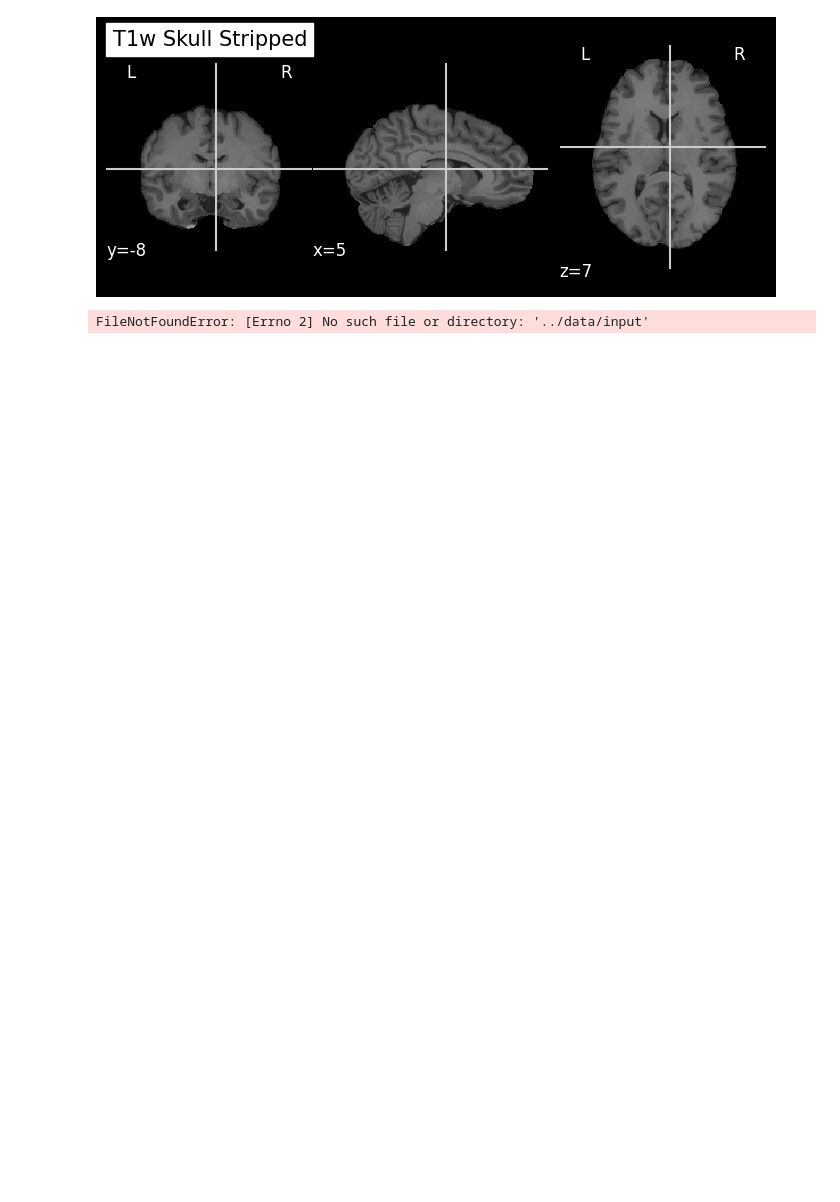
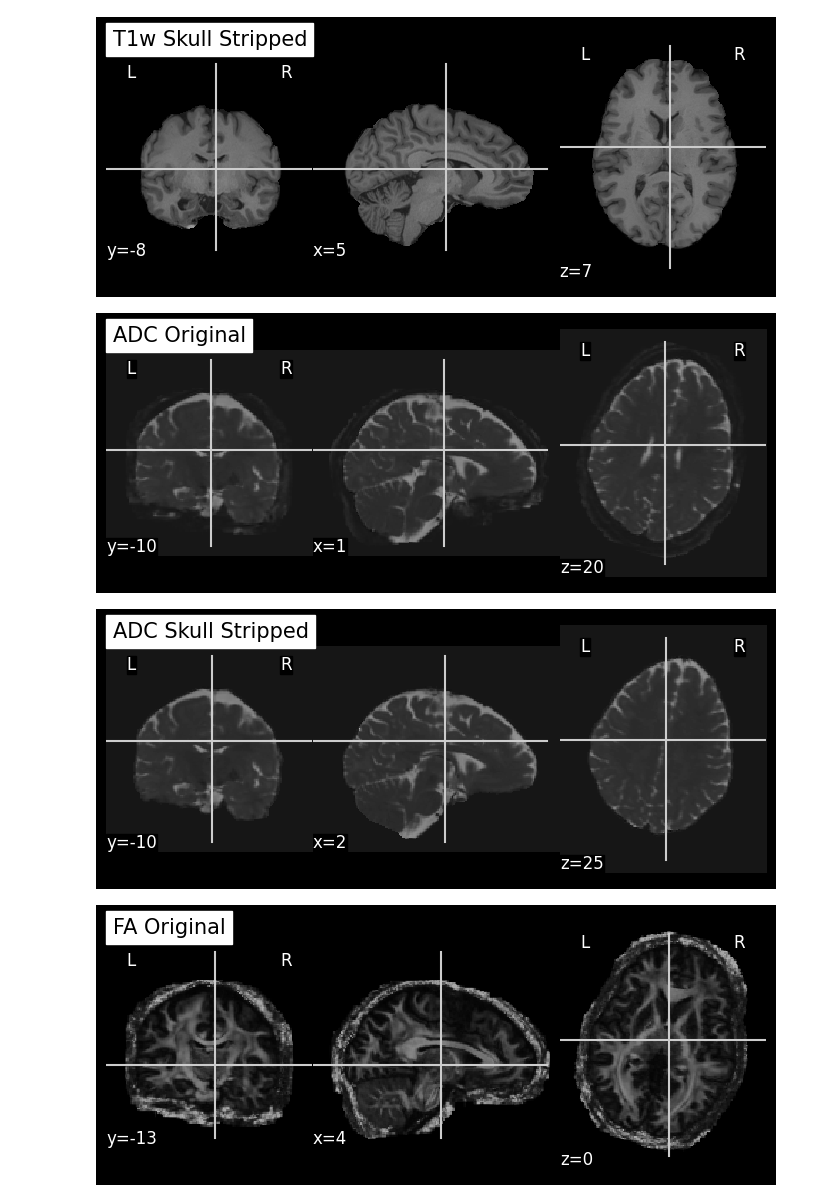
Before and after one commit to willblair0708/brain_imaging, a Jupyter notebook: code/skullstrip.ipynb, the cells around one changed output. Cells and saved outputs as stored; diff of their text form; code cells hidden in the pictures; blank space fills up the shorter version.

```diff
--- a/code/skullstrip.ipynb
+++ b/code/skullstrip.ipynb
@@ -1,75 +1,16 @@
 # %%
 import os
 import subprocess
-import os
-import shlex
-import subprocess
 import multiprocessing as mp
 from nilearn import plotting
-import matplotlib
-import matplotlib.pyplot as plt
 import nibabel as nib
 
 root_dir = os.path.abspath(os.path.join(os.getcwd(), os.pardir))
 
-def main():
-    # Change the working directory to the "data" folder
-    os.chdir('../data/input')
-
-    # Get the list of patient folders
-    patient_folders = [folder for folder in os.listdir() if os.path.isdir(folder) and folder.startswith('E')]
-
-    # Create the "output" subfolder in each patient folder if it doesn't exist
-    for patient_folder in patient_folders:
-        output_path = os.path.join(patient_folder, 'output')
-        if not os.path.exists(output_path):
-            os.makedirs(output_path)
-
-    # Define the input image filenames
-    input_image_filenames = [
-        'T2w_1mm_noalign.nii.gz',
-        'T1w_1mm.nii.gz'
-    ]
-
-    # Run BET on each patient folder for each input image and save the output with the same name
-    for patient_folder in patient_folders:
-        for input_image_filename in input_image_filenames:
-            input_image_path = os.path.join(patient_folder, input_image_filename)
-            output_image_path = os.path.join(patient_folder, 'output', input_image_filename)
-
-            command = f'bet "{input_image_path}" "{output_image_path}" -R -f 0.5 -g 0'
-            subprocess.run(command, shell=True)
-
-if __name__ == "__main__":
-    main()
-
-def display_image(image_file, title):
-    """
-    Display NIfTI image using nilearn.
-
-    Args:
-        image_file (str): Path to the NIfTI file.
-        title (str): Title of the plot.
-    """
-    plotting.plot_anat(image_file, title=title, display_mode='ortho')
-    plotting.show()
-
-display_image(os.path.join(root_dir, 'data','input','E03', "T2w_1mm_noalign.nii.gz"), "T2w Original")
-display_image(os.path.join(root_dir, 'data','input','E03', 'output', "T2w_1mm_noalign.nii.gz"), "T2w Skull Stripped")
-display_image(os.path.join(root_dir, 'data','input','E03', "T1w_1mm.nii.gz"), "T1w Original")
-display_image(os.path.join(root_dir, 'data','input','E03', 'output', "T1w_1mm.nii.gz"), "T1w Skull Stripped")
-import os
-import subprocess
-import os
-import shlex
-import subprocess
-import multiprocessing as mp
-from nilearn import plotting
-import matplotlib
-import matplotlib.pyplot as plt
-import nibabel as nib
-
-root_dir = os.path.abspath(os.path.join(os.getcwd(), os.pardir))
+def apply_bet(args):
+    input_image_path, output_image_path = args
+    command = f'bet "{input_image_path}" "{output_image_path}" -R -f 0.5 -g 0'
+    subprocess.run(command, shell=True)
 
 def main():
     # Change the working directory to the "data" folder
@@ -92,45 +33,50 @@ def main():
         'FA_deformed.nii.gz'
     ]
 
-    # Run BET on each patient folder for each input image and save the output with the same name
+    # Prepare the list of input and output image paths
+    tasks = []
     for patient_folder in patient_folders:
         for input_image_filename in input_image_filenames:
             input_image_path = os.path.join(patient_folder, input_image_filename)
             output_image_path = os.path.join(patient_folder, 'output', input_image_filename)
+            tasks.append((input_image_path, output_image_path))
 
-            command = f'bet "{input_image_path}" "{output_image_path}" -R -f 0.5 -g 0'
-            subprocess.run(command, shell=True)
+    # Use multiprocessing to run BET on all input images
+    with mp.Pool() as pool:
+        pool.map(apply_bet, tasks)
 
 if __name__ == "__main__":
     main()
 
 def display_image(image_file, title):
     """
     Display NIfTI image using nilearn.
 
     Args:
         image_file (str): Path to the NIfTI file.
         title (str): Title of the plot.
     """
     plotting.plot_anat(image_file, title=title, display_mode='ortho')
     plotting.show()
 
 display_image(os.path.join(root_dir, 'data','input','E03', "T2w_1mm_noalign.nii.gz"), "T2w Original")
 display_image(os.path.join(root_dir, 'data','input','E03', 'output', "T2w_1mm_noalign.nii.gz"), "T2w Skull Stripped")
 display_image(os.path.join(root_dir, 'data','input','E03', "T1w_1mm.nii.gz"), "T1w Original")
 display_image(os.path.join(root_dir, 'data','input','E03', 'output', "T1w_1mm.nii.gz"), "T1w Skull Stripped")
 display_image(os.path.join(root_dir, 'data','input','E03', "ADC_deformed.nii.gz"), "ADC Original")
 display_image(os.path.join(root_dir, 'data','input','E03', 'output', "ADC_deformed.nii.gz"), "ADC Skull Stripped")
 display_image(os.path.join(root_dir, 'data','input','E03', "FA_deformed.nii.gz"), "FA Original")
 display_image(os.path.join(root_dir, 'data','input','E03', 'output', "FA_deformed.nii.gz"), "FA Skull Stripped")
 
 #change back to code directory
 os.chdir('..')
 os.chdir('..')
 os.chdir('code')
 # %% [output]
 [figure]
 [figure]
 [figure]
 [figure]
-FileNotFoundError: [Errno 2] No such file or directory: '../data/input'
+[figure, added]
+[figure, added]
+[figure, added]
```
Also changed, not shown: parts of 1 cell of this notebook, 4 other files.
